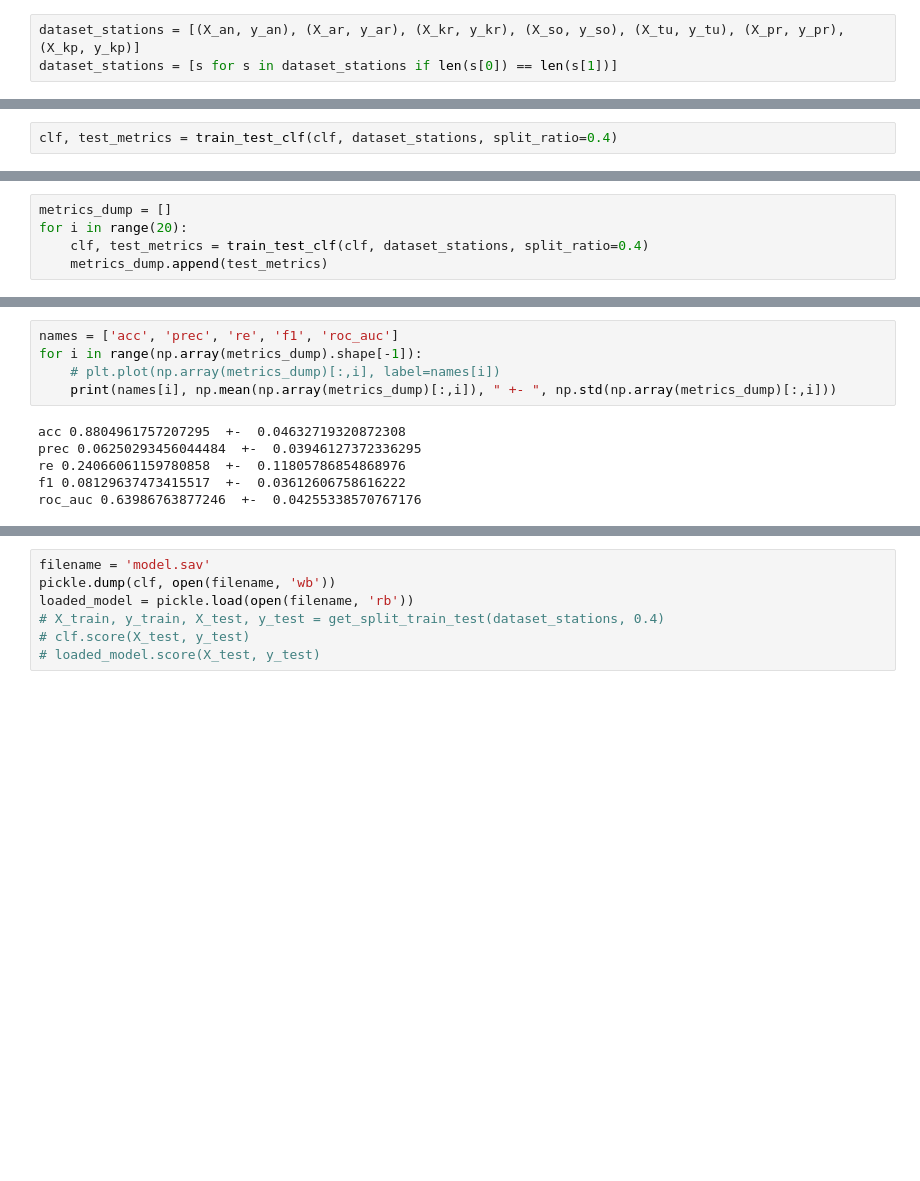
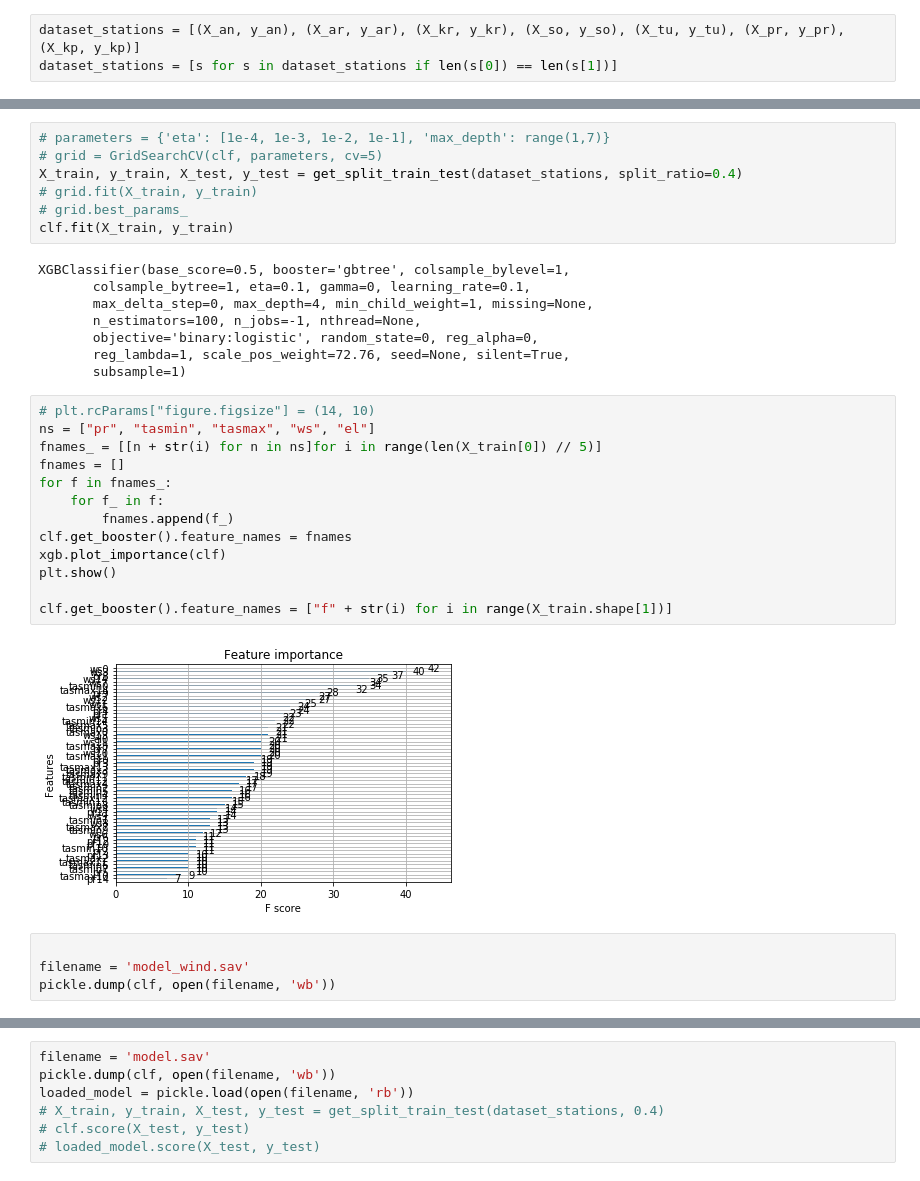
Before and after one commit to yeahartem/Wind, a Jupyter notebook: stations_dataset.ipynb, the cells around one changed output, grey strips where cells are left out. Drawn from its saved outputs; the diff is of its cells as text; blank space fills up the shorter version.

```diff
--- a/stations_dataset.ipynb
+++ b/stations_dataset.ipynb
@@ -234,2 +65,0 @@ clf = xgb.XGBClassifier(n_jobs=-1, eta=1e-2, scale_pos_weight = 1 / np.mean(data
-# %%
-clf, test_metrics = train_test_clf(clf, dataset_stations, split_ratio=0.4)
@@ -247,5 +65,0 @@ On test: [0.9566875244427063, 0.06060606060606061, 0.01038961038961039, 0.017738
-# %%
-metrics_dump = []
-for i in range(20):
-    clf, test_metrics = train_test_clf(clf, dataset_stations, split_ratio=0.4)
-    metrics_dump.append(test_metrics)
@@ -291,11 +66,34 @@ Clf: ROC AUC=0.688
-# %%
-names = ['acc', 'prec', 're', 'f1', 'roc_auc']
-for i in range(np.array(metrics_dump).shape[-1]):
-    # plt.plot(np.array(metrics_dump)[:,i], label=names[i])
-    print(names[i], np.mean(np.array(metrics_dump)[:,i]), " +- ", np.std(np.array(metrics_dump)[:,i]))
-# %% [output]
-acc 0.8804961757207295  +-  0.04632719320872308
-prec 0.06250293456044484  +-  0.03946127372336295
-re 0.24066061159780858  +-  0.11805786854868976
-f1 0.08129637473415517  +-  0.03612606758616222
-roc_auc 0.63986763877246  +-  0.04255338570767176
+# %%
+# parameters = {'eta': [1e-4, 1e-3, 1e-2, 1e-1], 'max_depth': range(1,7)}
+# grid = GridSearchCV(clf, parameters, cv=5)
+X_train, y_train, X_test, y_test = get_split_train_test(dataset_stations, split_ratio=0.4)
+# grid.fit(X_train, y_train)
+# grid.best_params_
+clf.fit(X_train, y_train)
+# %% [output]
+XGBClassifier(base_score=0.5, booster='gbtree', colsample_bylevel=1,
+       colsample_bytree=1, eta=0.1, gamma=0, learning_rate=0.1,
+       max_delta_step=0, max_depth=4, min_child_weight=1, missing=None,
+       n_estimators=100, n_jobs=-1, nthread=None,
+       objective='binary:logistic', random_state=0, reg_alpha=0,
+       reg_lambda=1, scale_pos_weight=72.76, seed=None, silent=True,
+       subsample=1)
+# %%
+# plt.rcParams["figure.figsize"] = (14, 10)
+ns = ["pr", "tasmin", "tasmax", "ws", "el"]
+fnames_ = [[n + str(i) for n in ns]for i in range(len(X_train[0]) // 5)]
+fnames = []
+for f in fnames_:
+    for f_ in f:
+        fnames.append(f_)
+clf.get_booster().feature_names = fnames
+xgb.plot_importance(clf)
+plt.show()
+
+clf.get_booster().feature_names = ["f" + str(i) for i in range(X_train.shape[1])]
+# %% [output]
+[figure, added]
+# %%
+
+filename = 'model_wind.sav'
+pickle.dump(clf, open(filename, 'wb'))
```
Also changed, not shown: parts of 14 cells of this notebook, 2 other files.
